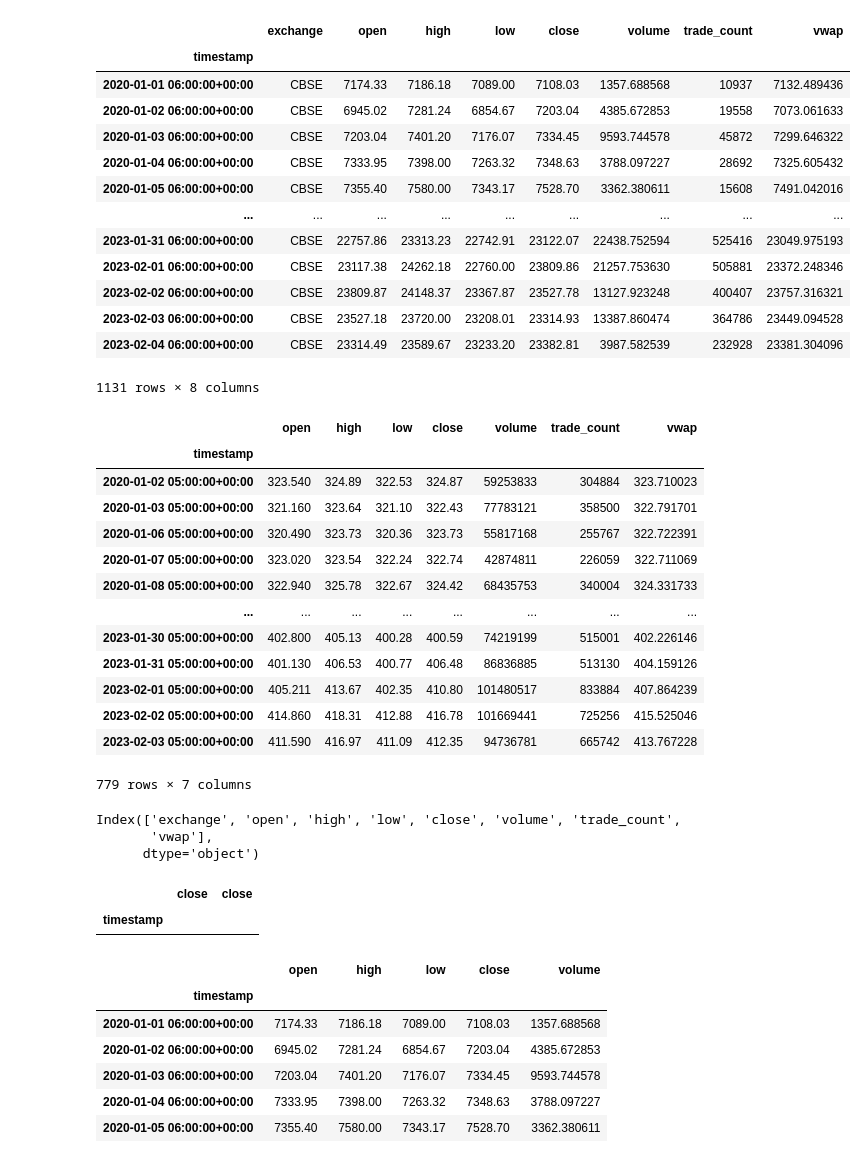
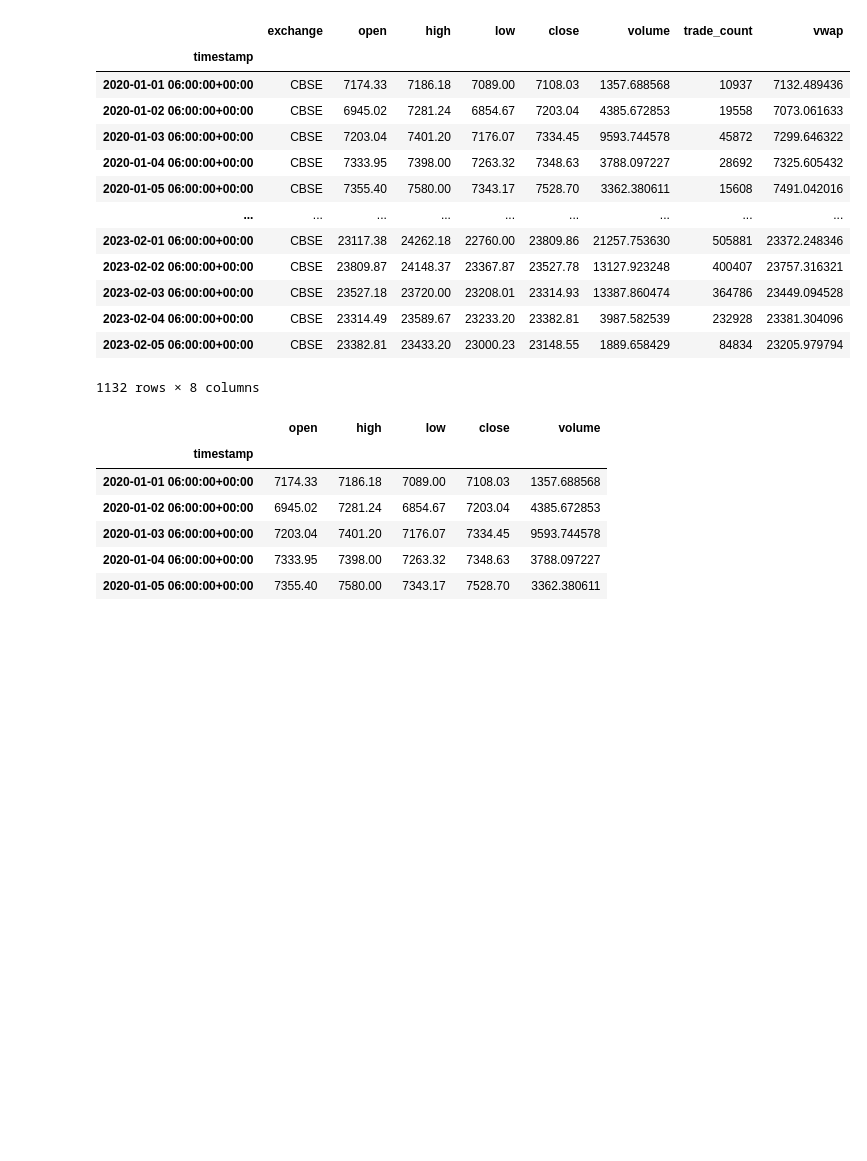
Before and after one commit to marcleipold/Project-2---Algo-Trading-ML-Bot, a Jupyter notebook: jerami/jerami.ipynb, the cells around one changed output. Cells and saved outputs as stored; diff of their text form; code cells hidden in the pictures; blank space fills up the shorter version.

Commit message:
removed correlation with spy

```diff
--- a/jerami/jerami.ipynb
+++ b/jerami/jerami.ipynb
@@ -40,76 +40,46 @@ spy = "SPY"
 
 # start dates and end dates for backtest
 start_date = "2020-01-01"
-#end_date = today #can't use today timeframe for spy data
-end_date = '2023-02-04'
+end_date = today #can't use today timeframe for spy data
+#end_date = '2023-02-04'
 
 # time frame for backtests
 timeframe = TimeFrame.Day
 # %%
 # Our API keys for Alpaca
 API_KEY = "PK5CD8L7ME7T2V9P1IB0"
 API_SECRET = "N0bSGJwVRW4jLt0Uhj11DZEXyp7tnKP19FbcCz1P"
 
 # Setup instance of alpaca api
 alpaca = api.REST(API_KEY, API_SECRET)
 
 # # # Request historical bar data for SPY and BTC using Alpaca Data API
 # for equities, use .get_bars
-spy_data = alpaca.get_bars(spy, timeframe, start_date, end_date).df
+#spy_data = alpaca.get_bars(spy, timeframe, start_date, end_date).df
 
 # for crypto, use .get_crypto_bars, from multiple exchanges
 btc_data = alpaca.get_crypto_bars(btc, timeframe, start_date, end_date).df
 
 btc_data = btc_data[btc_data['exchange'] == 'CBSE']
 
 # display crypto bar data
 display(btc_data)
-display(spy_data)
+#display(spy_data)
 # %% [output]
 |  | exchange | open | high | low | close | volume | trade_count | vwap |
 | timestamp |  |  |  |  |  |  |  |  |
 | 2020-01-01 06:00:00+00:00 | CBSE | 7174.33 | 7186.18 | 7089.00 | 7108.03 | 1357.688568 | 10937 | 7132.489436 |
 | 2020-01-02 06:00:00+00:00 | CBSE | 6945.02 | 7281.24 | 6854.67 | 7203.04 | 4385.672853 | 19558 | 7073.061633 |
 | 2020-01-03 06:00:00+00:00 | CBSE | 7203.04 | 7401.20 | 7176.07 | 7334.45 | 9593.744578 | 45872 | 7299.646322 |
 | 2020-01-04 06:00:00+00:00 | CBSE | 7333.95 | 7398.00 | 7263.32 | 7348.63 | 3788.097227 | 28692 | 7325.605432 |
 | 2020-01-05 06:00:00+00:00 | CBSE | 7355.40 | 7580.00 | 7343.17 | 7528.70 | 3362.380611 | 15608 | 7491.042016 |
 | ... | ... | ... | ... | ... | ... | ... | ... | ... |
-| 2023-01-31 06:00:00+00:00 | CBSE | 22757.86 | 23313.23 | 22742.91 | 23122.07 | 22438.752594 | 525416 | 23049.975193 |
 | 2023-02-01 06:00:00+00:00 | CBSE | 23117.38 | 24262.18 | 22760.00 | 23809.86 | 21257.753630 | 505881 | 23372.248346 |
 | 2023-02-02 06:00:00+00:00 | CBSE | 23809.87 | 24148.37 | 23367.87 | 23527.78 | 13127.923248 | 400407 | 23757.316321 |
 | 2023-02-03 06:00:00+00:00 | CBSE | 23527.18 | 23720.00 | 23208.01 | 23314.93 | 13387.860474 | 364786 | 23449.094528 |
 | 2023-02-04 06:00:00+00:00 | CBSE | 23314.49 | 23589.67 | 23233.20 | 23382.81 | 3987.582539 | 232928 | 23381.304096 |
+| 2023-02-05 06:00:00+00:00 | CBSE | 23382.81 | 23433.20 | 23000.23 | 23148.55 | 1889.658429 | 84834 | 23205.979794 |
-1131 rows × 8 columns
+1132 rows × 8 columns
-|  | open | high | low | close | volume | trade_count | vwap |
-| timestamp |  |  |  |  |  |  |  |
-| 2020-01-02 05:00:00+00:00 | 323.540 | 324.89 | 322.53 | 324.87 | 59253833 | 304884 | 323.710023 |
-| 2020-01-03 05:00:00+00:00 | 321.160 | 323.64 | 321.10 | 322.43 | 77783121 | 358500 | 322.791701 |
-| 2020-01-06 05:00:00+00:00 | 320.490 | 323.73 | 320.36 | 323.73 | 55817168 | 255767 | 322.722391 |
-| 2020-01-07 05:00:00+00:00 | 323.020 | 323.54 | 322.24 | 322.74 | 42874811 | 226059 | 322.711069 |
-| 2020-01-08 05:00:00+00:00 | 322.940 | 325.78 | 322.67 | 324.42 | 68435753 | 340004 | 324.331733 |
-| ... | ... | ... | ... | ... | ... | ... | ... |
-| 2023-01-30 05:00:00+00:00 | 402.800 | 405.13 | 400.28 | 400.59 | 74219199 | 515001 | 402.226146 |
-| 2023-01-31 05:00:00+00:00 | 401.130 | 406.53 | 400.77 | 406.48 | 86836885 | 513130 | 404.159126 |
-| 2023-02-01 05:00:00+00:00 | 405.211 | 413.67 | 402.35 | 410.80 | 101480517 | 833884 | 407.864239 |
-| 2023-02-02 05:00:00+00:00 | 414.860 | 418.31 | 412.88 | 416.78 | 101669441 | 725256 | 415.525046 |
-| 2023-02-03 05:00:00+00:00 | 411.590 | 416.97 | 411.09 | 412.35 | 94736781 | 665742 | 413.767228 |
-779 rows × 7 columns
-# %%
-btc_data.columns
-# %% [output]
-Index(['exchange', 'open', 'high', 'low', 'close', 'volume', 'trade_count',
-       'vwap'],
-      dtype='object')
-# %%
-#bitcoin and spy correlation
-btc_data_close_df = btc_data.drop(columns=['exchange', 'open', 'high', 'low','volume', 'trade_count','vwap'])
-spy_data_close_df = spy_data.drop(columns=['open', 'high', 'low', 'volume', 'trade_count','vwap'])
-combined_df = pd.concat([btc_data_close_df, spy_data_close_df], axis="columns", join="outer")
-combined_df = combined_df.dropna()
-combined_df
-# %% [output]
-|  | close | close |
-| timestamp |  |  |
 # %%
 ohlcv_df = btc_data.drop(columns=['exchange','trade_count','vwap'])
 ohlcv_df
```
